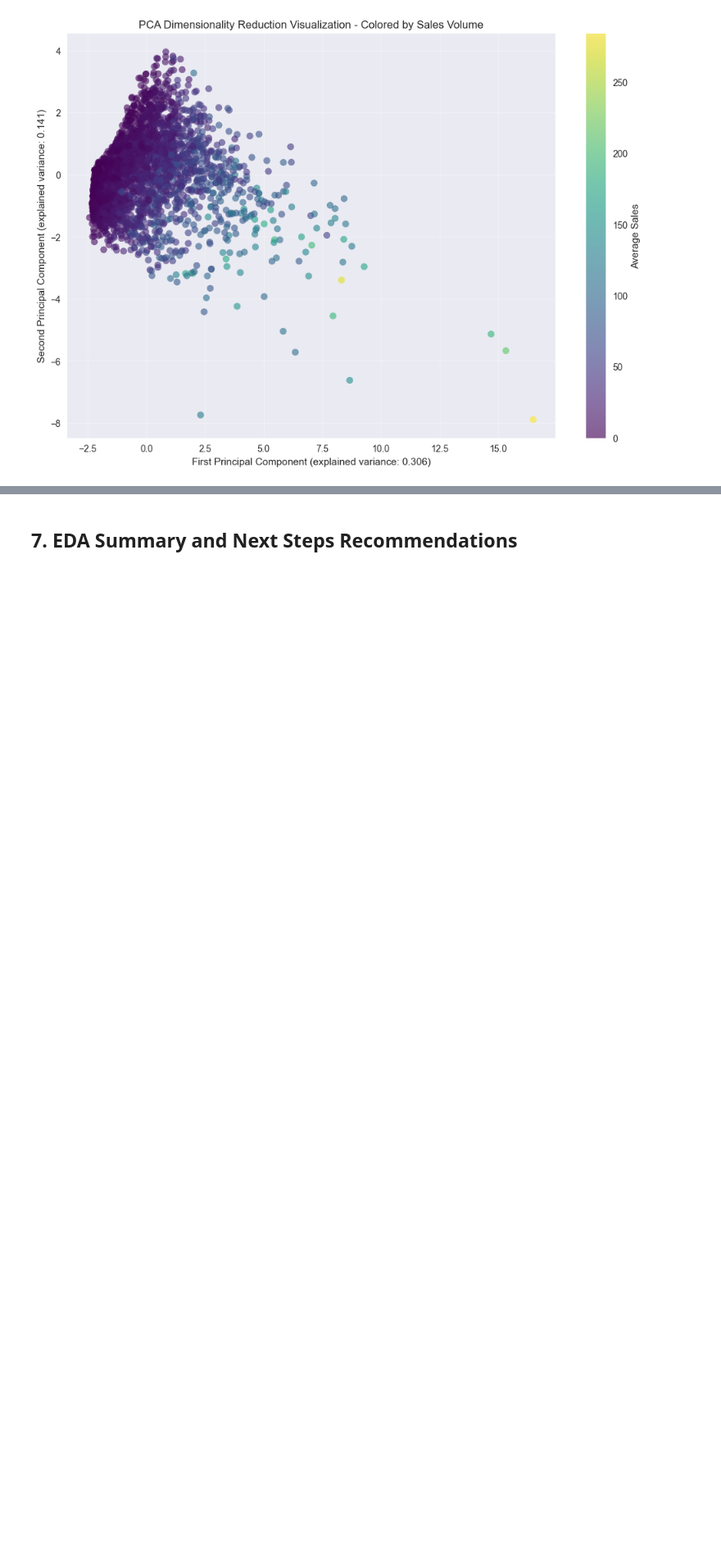
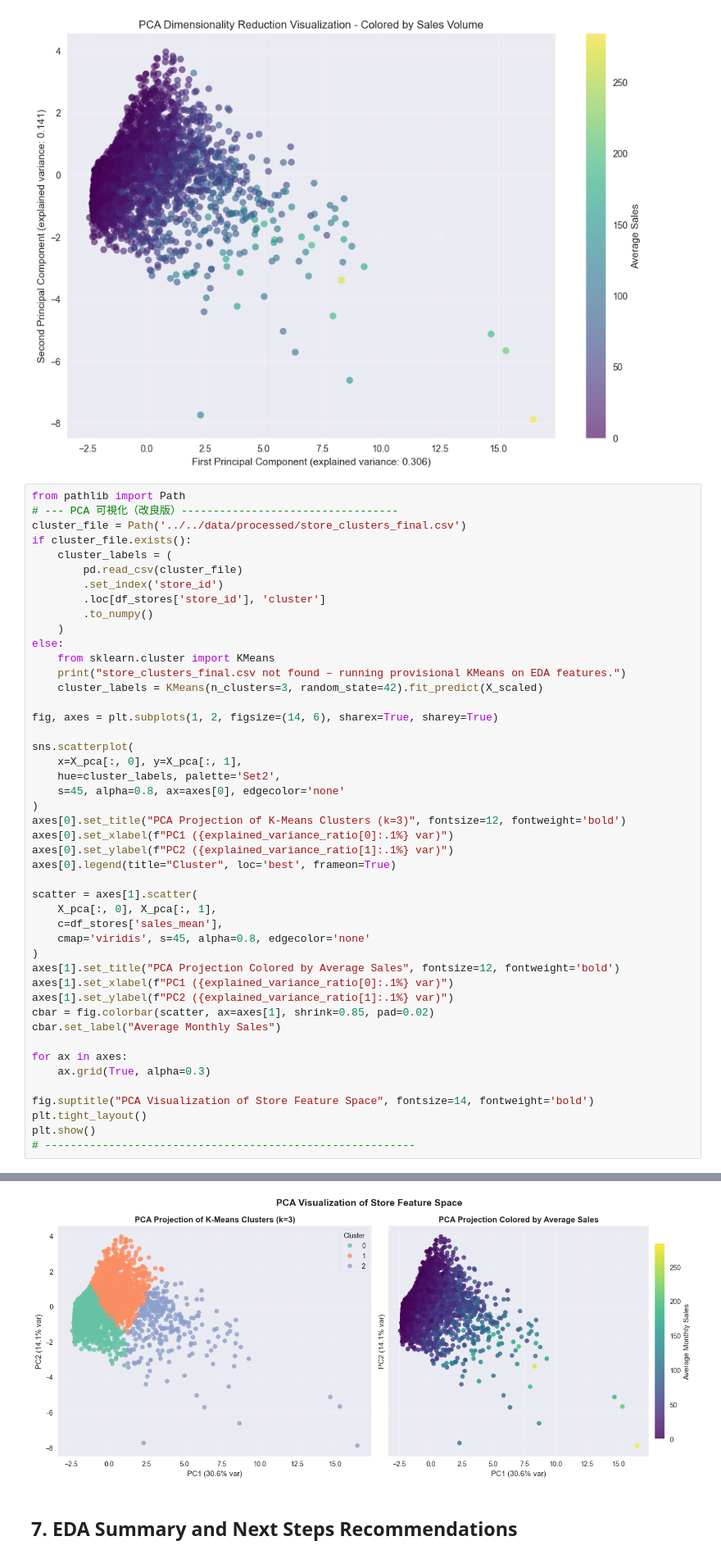
Before and after one commit to shift-gtown-2025/dsan-capstone-2025, a Jupyter notebook: code/project2_eda_analysis.ipynb, the cells around one changed output, grey strips where cells are left out. Shown at 82% size. Drawn from its saved outputs; the diff is of its cells as text; blank space fills up the shorter version.

Commit message:
update website for project 2

```diff
--- a/code/project2_eda_analysis.ipynb
+++ b/code/project2_eda_analysis.ipynb
@@ -520,3 +520,50 @@ PC5: 0.084 (cumulative: 0.708)
 
 8 principal components needed to explain 90% variance
 [figure]
+# %%
+from pathlib import Path
+# --- PCA 可視化（改良版）----------------------------------
+cluster_file = Path('../../data/processed/store_clusters_final.csv')
+if cluster_file.exists():
+    cluster_labels = (
+        pd.read_csv(cluster_file)
+        .set_index('store_id')
+        .loc[df_stores['store_id'], 'cluster']
+        .to_numpy()
+    )
+else:
+    from sklearn.cluster import KMeans
+    print("store_clusters_final.csv not found – running provisional KMeans on EDA features.")
+    cluster_labels = KMeans(n_clusters=3, random_state=42).fit_predict(X_scaled)
+
+fig, axes = plt.subplots(1, 2, figsize=(14, 6), sharex=True, sharey=True)
+
+sns.scatterplot(
+    x=X_pca[:, 0], y=X_pca[:, 1],
+    hue=cluster_labels, palette='Set2',
+    s=45, alpha=0.8, ax=axes[0], edgecolor='none'
+)
+axes[0].set_title("PCA Projection of K-Means Clusters (k=3)", fontsize=12, fontweight='bold')
+axes[0].set_xlabel(f"PC1 ({explained_variance_ratio[0]:.1%} var)")
+axes[0].set_ylabel(f"PC2 ({explained_variance_ratio[1]:.1%} var)")
+axes[0].legend(title="Cluster", loc='best', frameon=True)
+
+scatter = axes[1].scatter(
+    X_pca[:, 0], X_pca[:, 1],
+    c=df_stores['sales_mean'],
+    cmap='viridis', s=45, alpha=0.8, edgecolor='none'
+)
+axes[1].set_title("PCA Projection Colored by Average Sales", fontsize=12, fontweight='bold')
+axes[1].set_xlabel(f"PC1 ({explained_variance_ratio[0]:.1%} var)")
+axes[1].set_ylabel(f"PC2 ({explained_variance_ratio[1]:.1%} var)")
+cbar = fig.colorbar(scatter, ax=axes[1], shrink=0.85, pad=0.02)
+cbar.set_label("Average Monthly Sales")
+
+for ax in axes:
+    ax.grid(True, alpha=0.3)
+
+fig.suptitle("PCA Visualization of Store Feature Space", fontsize=14, fontweight='bold')
+plt.tight_layout()
+plt.show()
+# ----------------------------------------------------------
+# %% [output]
@@ -523,3 +572,4 @@ PC5: 0.084 (cumulative: 0.708)
+[figure, added]
 # %% [markdown]
 ## 7. EDA Summary and Next Steps Recommendations
 # %%
```
Also changed, not shown: parts of 1 cell of this notebook, 33 other files.
